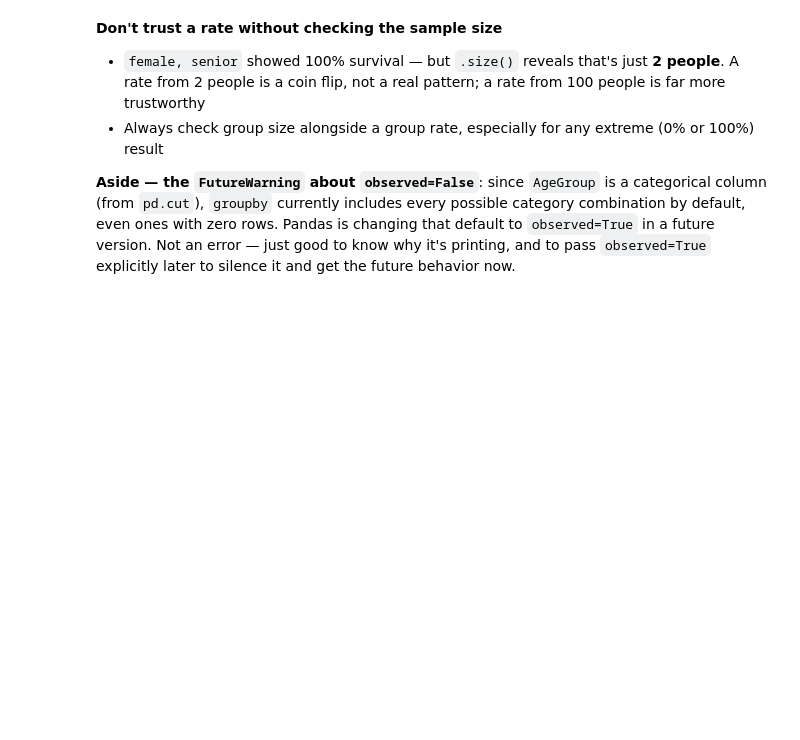
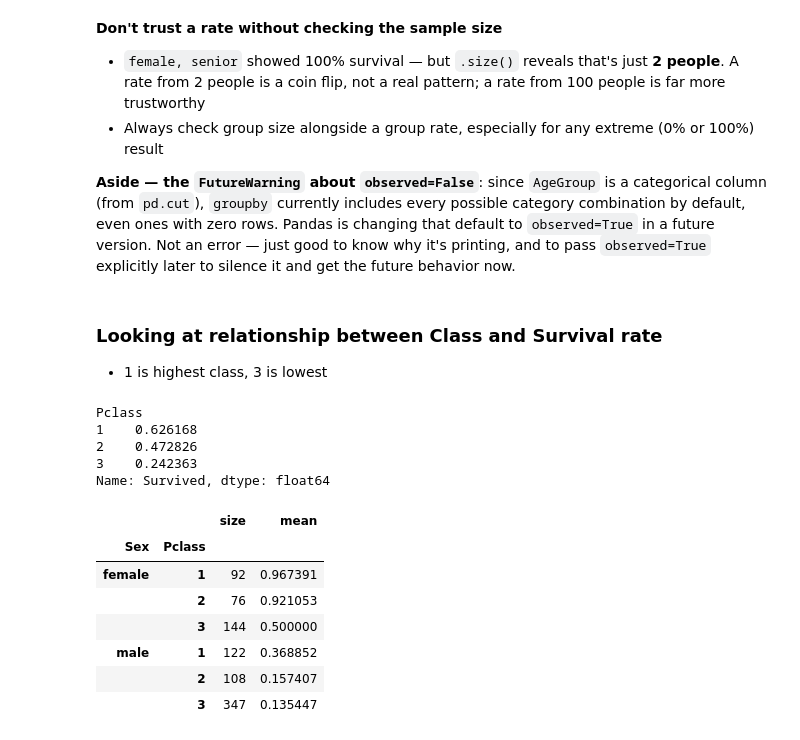
Before and after one commit to ryuismyu/Data-Journey, a Jupyter notebook: pandas_numpy_and_comprehensions.ipynb, the cells around one changed output. Cells and saved outputs as stored; diff of their text form; code cells hidden in the pictures; blank space fills up the shorter version.

```diff
--- a/pandas_numpy_and_comprehensions.ipynb
+++ b/pandas_numpy_and_comprehensions.ipynb
@@ -555,3 +555,29 @@ np.int64(2)
 even ones with zero rows. Pandas is changing that default to `observed=True` in a future version.
 Not an error — just good to know why it's printing, and to pass `observed=True` explicitly later
 to silence it and get the future behavior now.
+# %% [markdown]
+### Looking at relationship between Class and Survival rate
+- 1 is highest class, 3 is lowest
+# %%
+df_train.groupby('Pclass')['Survived'].mean()
+# %% [output]
+Pclass
+1    0.626168
+2    0.472826
+3    0.242363
+Name: Survived, dtype: float64
+# %%
+df_train.groupby(['Sex','Pclass'])['Survived'].mean()
+
+# To get a better understadnign as well, lets check size alongside it
+
+df_train.groupby(['Sex','Pclass'])['Survived'].agg(['size','mean'])
+# %% [output]
+|  |  | size | mean |
+| Sex | Pclass |  |  |
+| female | 1 | 92 | 0.967391 |
+|  | 2 | 76 | 0.921053 |
+|  | 3 | 144 | 0.500000 |
+| male | 1 | 122 | 0.368852 |
+|  | 2 | 108 | 0.157407 |
+|  | 3 | 347 | 0.135447 |
```
Also changed, not shown: parts of 14 cells of this notebook, 1 other file.
